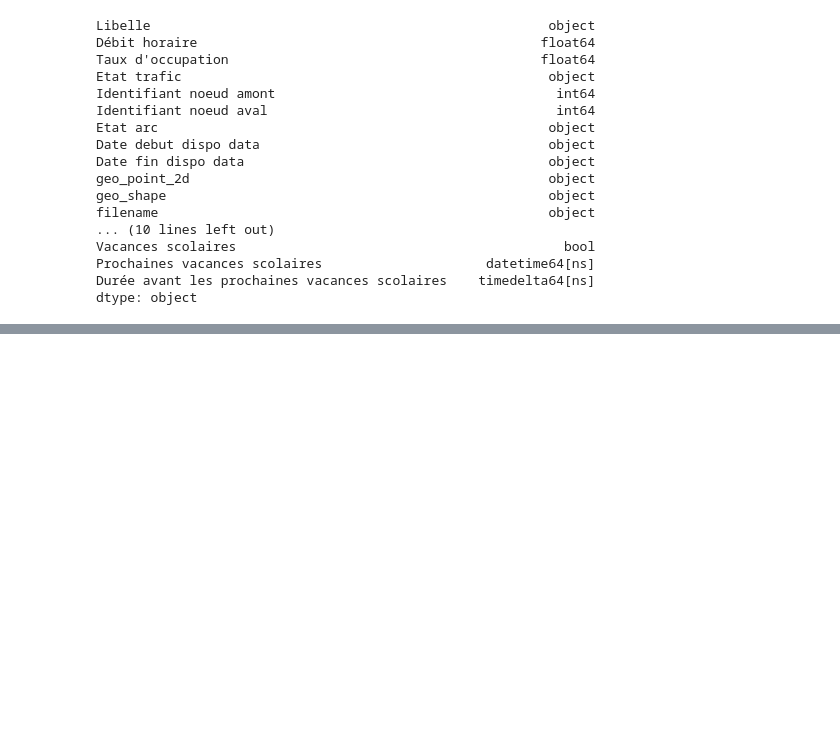
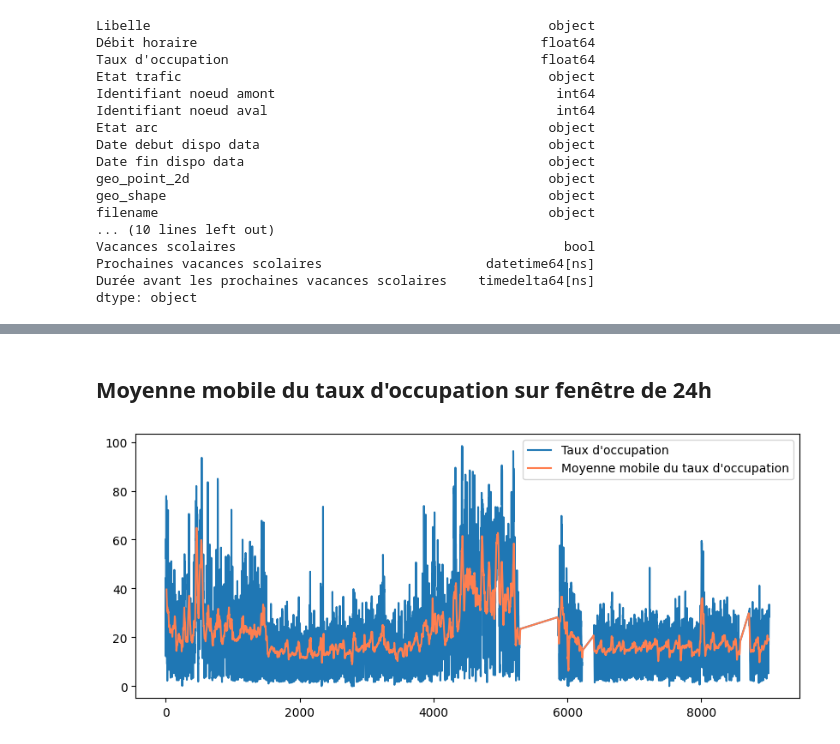
Before and after one commit to romainf28/datathon_gamma_livraisonCO, a Jupyter notebook: traffic_prediction.ipynb, the cells around one changed output, grey strips where cells are left out. Cells and saved outputs as stored; diff of their text form; code cells hidden in the pictures; blank space fills up the shorter version.

```diff
--- a/traffic_prediction.ipynb
+++ b/traffic_prediction.ipynb
@@ -166,0 +211,10 @@ df_filtered.sample(10)
+# %% [markdown]
+## Moyenne mobile du taux d'occupation sur fenêtre de 24h
+# %%
+mobile_mean_to = df_train_ce["Taux d'occupation"].rolling(24, center=True).mean()
+df_train_ce["Taux d'occupation"].plot(figsize=(10,4), label = "Taux d'occupation")
+mobile_mean_to.plot(figsize=(10,4), color='coral', label = "Moyenne mobile du taux d'occupation")
+plt.legend()
+plt.show()
+# %% [output]
+[figure, added]
```
Also changed, not shown: parts of 14 cells of this notebook, 1 other file.
